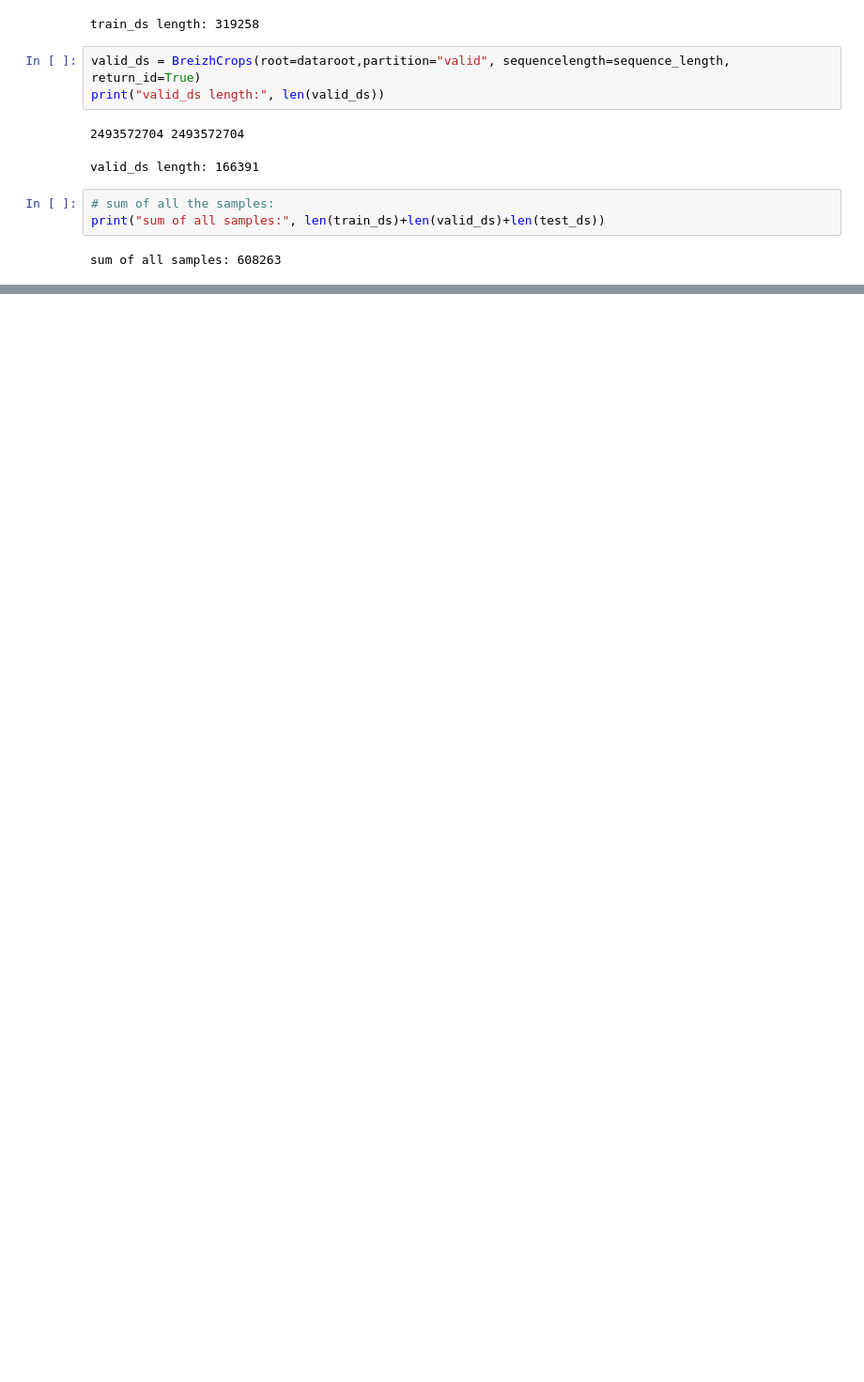
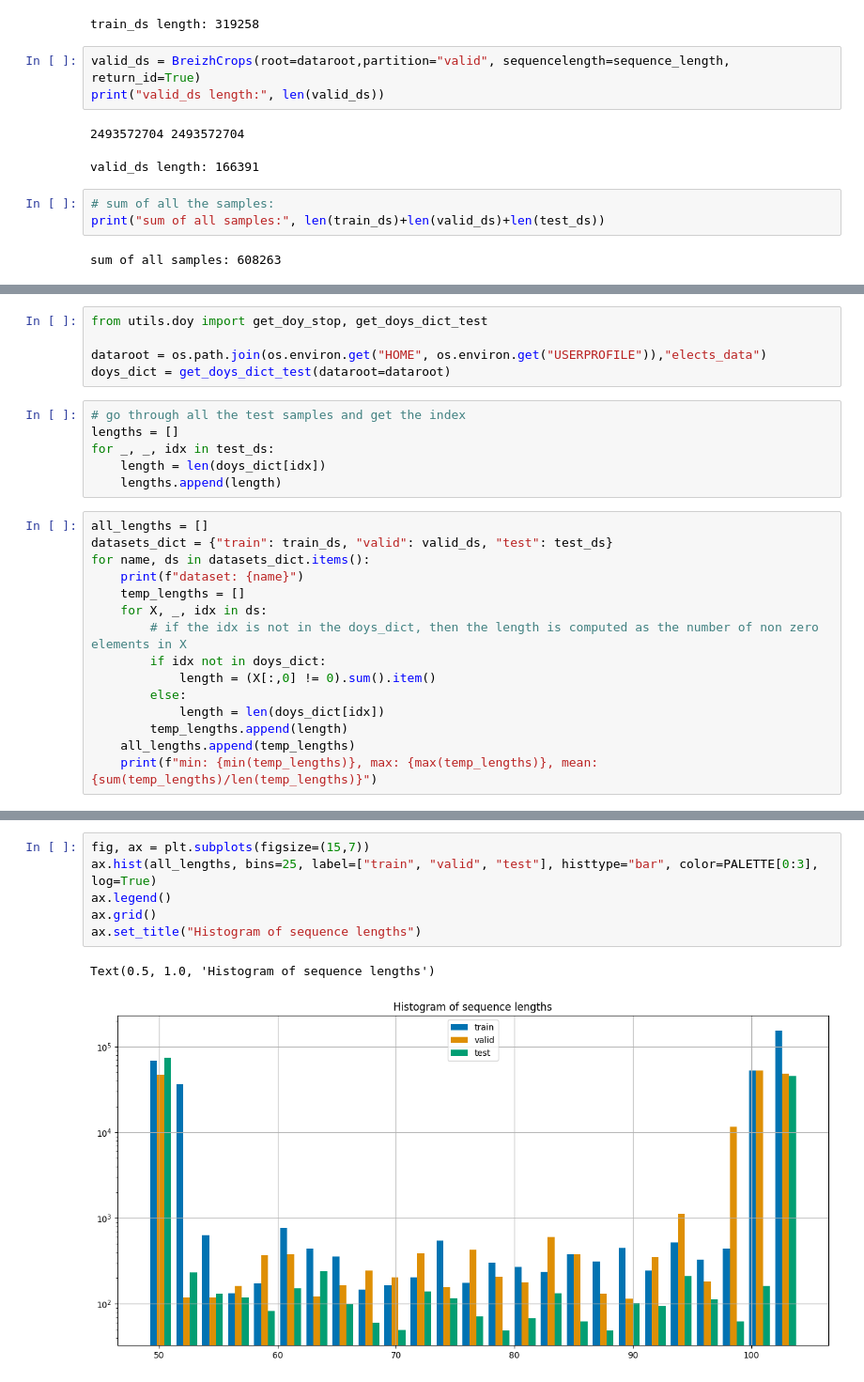
Before and after one commit to Aurenore/elects, a Jupyter notebook: EDA/dataset_plot.ipynb, the cells around one changed output, grey strips where cells are left out. Shown at 94% size. Cells and saved outputs as stored; diff of their text form; blank space fills up the shorter version.

Commit message:
sequence length distribution

```diff
--- a/EDA/dataset_plot.ipynb
+++ b/EDA/dataset_plot.ipynb
@@ -107,0 +88,26 @@ sum of all samples: 608263
+# %%
+from utils.doy import get_doy_stop, get_doys_dict_test
+
+dataroot = os.path.join(os.environ.get("HOME", os.environ.get("USERPROFILE")),"elects_data")
+doys_dict = get_doys_dict_test(dataroot=dataroot)
+# %%
+# go through all the test samples and get the index
+lengths = []
+for _, _, idx in test_ds:
+    length = len(doys_dict[idx])
+    lengths.append(length)
+# %%
+all_lengths = []
+datasets_dict = {"train": train_ds, "valid": valid_ds, "test": test_ds}
+for name, ds in datasets_dict.items():
+    print(f"dataset: {name}")
+    temp_lengths = []
+    for X, _, idx in ds:
+        # if the idx is not in the doys_dict, then the length is computed as the number of non zero elements in X
+        if idx not in doys_dict:
+            length = (X[:,0] != 0).sum().item()
+        else:
+            length = len(doys_dict[idx])
+        temp_lengths.append(length)
+    all_lengths.append(temp_lengths)
+    print(f"min: {min(temp_lengths)}, max: {max(temp_lengths)}, mean: {sum(temp_lengths)/len(temp_lengths)}")
@@ -107,0 +121,9 @@ sum of all samples: 608263
+# %%
+fig, ax = plt.subplots(figsize=(15,7))
+ax.hist(all_lengths, bins=25, label=["train", "valid", "test"], histtype="bar", color=PALETTE[0:3], log=True)
+ax.legend()
+ax.grid()
+ax.set_title("Histogram of sequence lengths")
+# %% [output]
+Text(0.5, 1.0, 'Histogram of sequence lengths')
+[figure, added]
```
Also changed, not shown: parts of 15 cells of this notebook, 2 other files.
